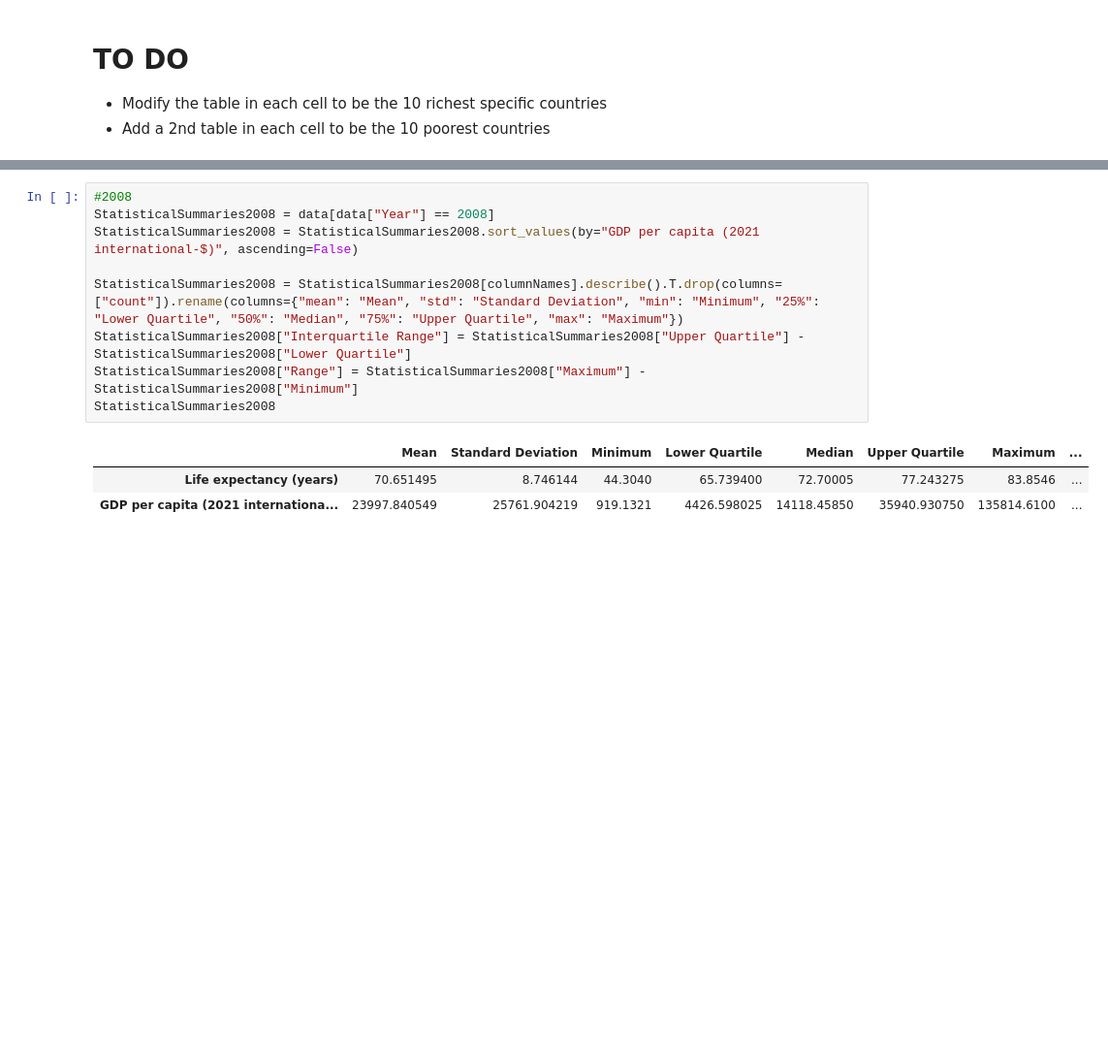
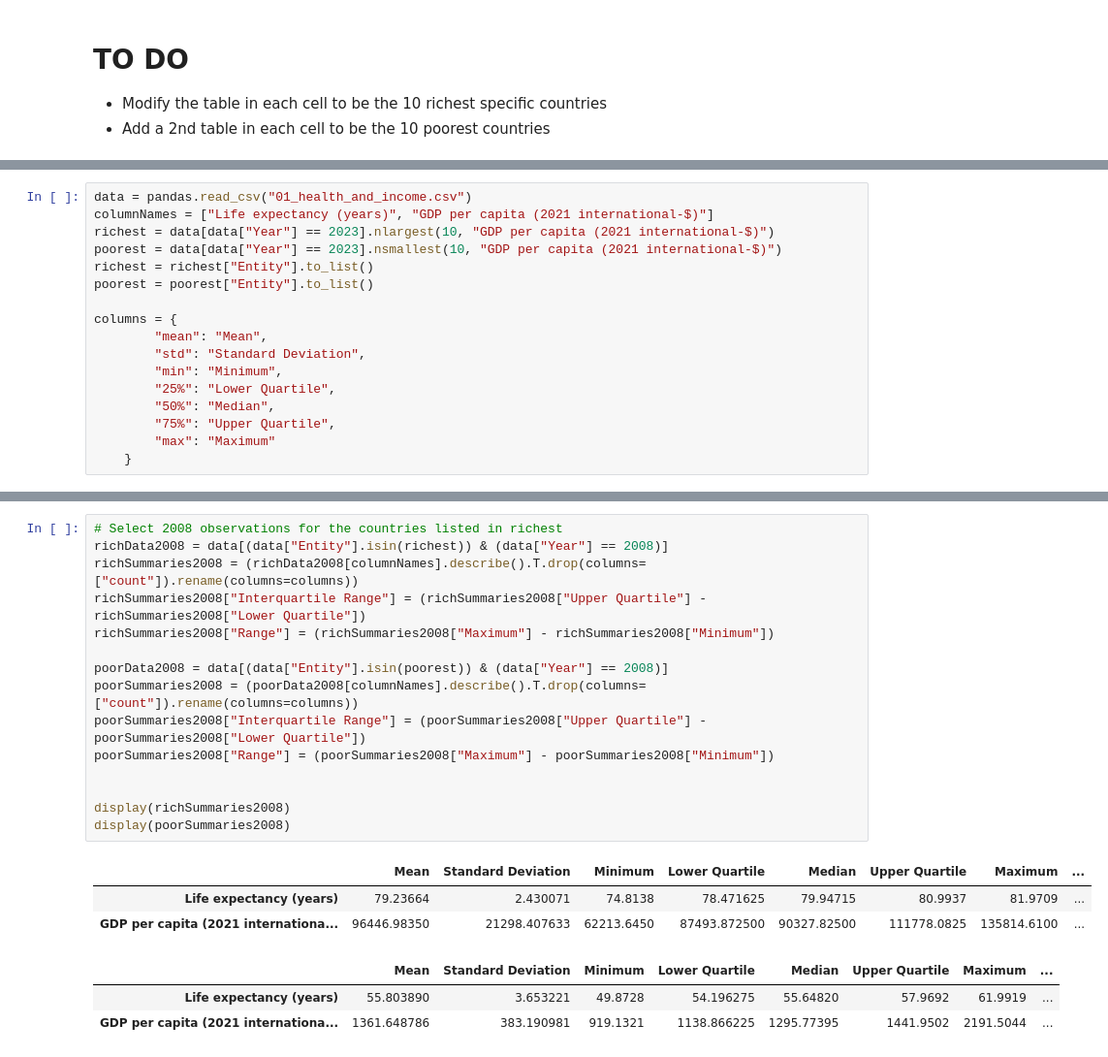
Before and after one commit to KabirS123/MGP, a Jupyter notebook: dataAnalysis.ipynb, the cells around one changed output, grey strips where cells are left out. Shown at 97% size. Saved outputs shown, nothing was run; the diff lists cells and outputs as text; blank space fills up the shorter version.

```diff
--- a/dataAnalysis.ipynb
+++ b/dataAnalysis.ipynb
@@ -11 +12,18 @@ import plotly.express as px
+# %%
+data = pandas.read_csv("01_health_and_income.csv")
+columnNames = ["Life expectancy (years)", "GDP per capita (2021 international-$)"]
+richest = data[data["Year"] == 2023].nlargest(10, "GDP per capita (2021 international-$)")
+poorest = data[data["Year"] == 2023].nsmallest(10, "GDP per capita (2021 international-$)")
+richest = richest["Entity"].to_list()
+poorest = poorest["Entity"].to_list()
+
+columns = {
+        "mean": "Mean",
+        "std": "Standard Deviation",
+        "min": "Minimum",
+        "25%": "Lower Quartile",
+        "50%": "Median",
+        "75%": "Upper Quartile",
+        "max": "Maximum"
+    }
 # %%
@@ -23,16 +40,25 @@ aggregateStatisticalSummaries
 | Life expectancy (years) | 69.940559 | 9.286638 | 12.1575 | 64.658875 | 71.8796 | 76.709575 | 86.3724 | ... |
 | GDP per capita (2021 internationa... | 22138.318998 | 24364.290144 | 510.8228 | 4485.821750 | 12757.0740 | 32653.468000 | 174569.5200 | ... |
 # %%
-#2008
-StatisticalSummaries2008 = data[data["Year"] == 2008]
-StatisticalSummaries2008 = StatisticalSummaries2008.sort_values(by="GDP per capita (2021 international-$)", ascending=False)
+# Select 2008 observations for the countries listed in richest
+richData2008 = data[(data["Entity"].isin(richest)) & (data["Year"] == 2008)]
+richSummaries2008 = (richData2008[columnNames].describe().T.drop(columns=["count"]).rename(columns=columns))
+richSummaries2008["Interquartile Range"] = (richSummaries2008["Upper Quartile"] - richSummaries2008["Lower Quartile"])
+richSummaries2008["Range"] = (richSummaries2008["Maximum"] - richSummaries2008["Minimum"])
 
-StatisticalSummaries2008 = StatisticalSummaries2008[columnNames].describe().T.drop(columns=["count"]).rename(columns={"mean": "Mean", "std": "Standard Deviation", "min": "Minimum", "25%": "Lower Quartile", "50%": "Median", "75%": "Upper Quartile", "max": "Maximum"})
-StatisticalSummaries2008["Interquartile Range"] = StatisticalSummaries2008["Upper Quartile"] - StatisticalSummaries2008["Lower Quartile"]
-StatisticalSummaries2008["Range"] = StatisticalSummaries2008["Maximum"] - StatisticalSummaries2008["Minimum"]
-StatisticalSummaries2008
+poorData2008 = data[(data["Entity"].isin(poorest)) & (data["Year"] == 2008)]
+poorSummaries2008 = (poorData2008[columnNames].describe().T.drop(columns=["count"]).rename(columns=columns))
+poorSummaries2008["Interquartile Range"] = (poorSummaries2008["Upper Quartile"] - poorSummaries2008["Lower Quartile"])
+poorSummaries2008["Range"] = (poorSummaries2008["Maximum"] - poorSummaries2008["Minimum"])
+
+
+display(richSummaries2008)
+display(poorSummaries2008)
 # %% [output]
 |  | Mean | Standard Deviation | Minimum | Lower Quartile | Median | Upper Quartile | Maximum | ... |
-| Life expectancy (years) | 70.651495 | 8.746144 | 44.3040 | 65.739400 | 72.70005 | 77.243275 | 83.8546 | ... |
-| GDP per capita (2021 internationa... | 23997.840549 | 25761.904219 | 919.1321 | 4426.598025 | 14118.45850 | 35940.930750 | 135814.6100 | ... |
+| Life expectancy (years) | 79.23664 | 2.430071 | 74.8138 | 78.471625 | 79.94715 | 80.9937 | 81.9709 | ... |
+| GDP per capita (2021 internationa... | 96446.98350 | 21298.407633 | 62213.6450 | 87493.872500 | 90327.82500 | 111778.0825 | 135814.6100 | ... |
+|  | Mean | Standard Deviation | Minimum | Lower Quartile | Median | Upper Quartile | Maximum | ... |
+| Life expectancy (years) | 55.803890 | 3.653221 | 49.8728 | 54.196275 | 55.64820 | 57.9692 | 61.9919 | ... |
+| GDP per capita (2021 internationa... | 1361.648786 | 383.190981 | 919.1321 | 1138.866225 | 1295.77395 | 1441.9502 | 2191.5044 | ... |
 # %%
```
Also changed, not shown: parts of 17 cells of this notebook.
